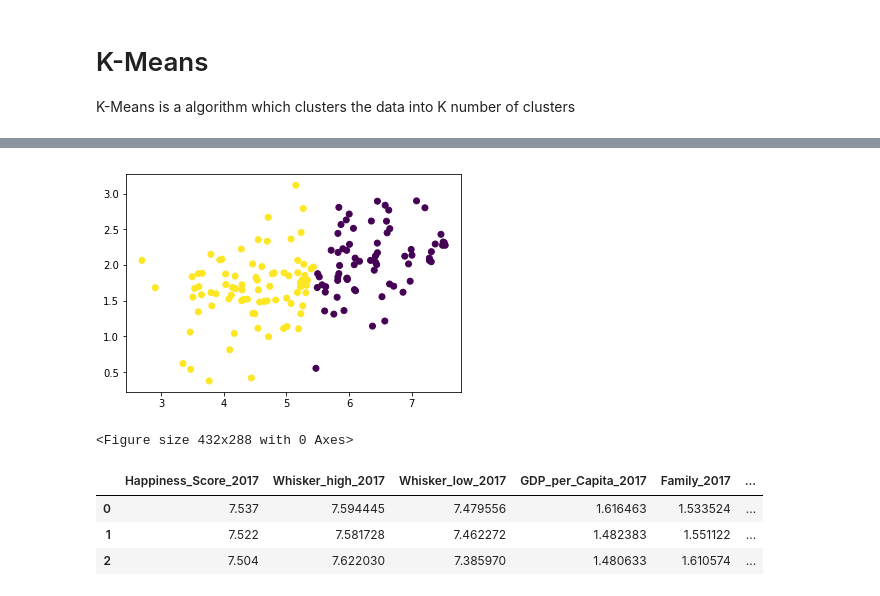
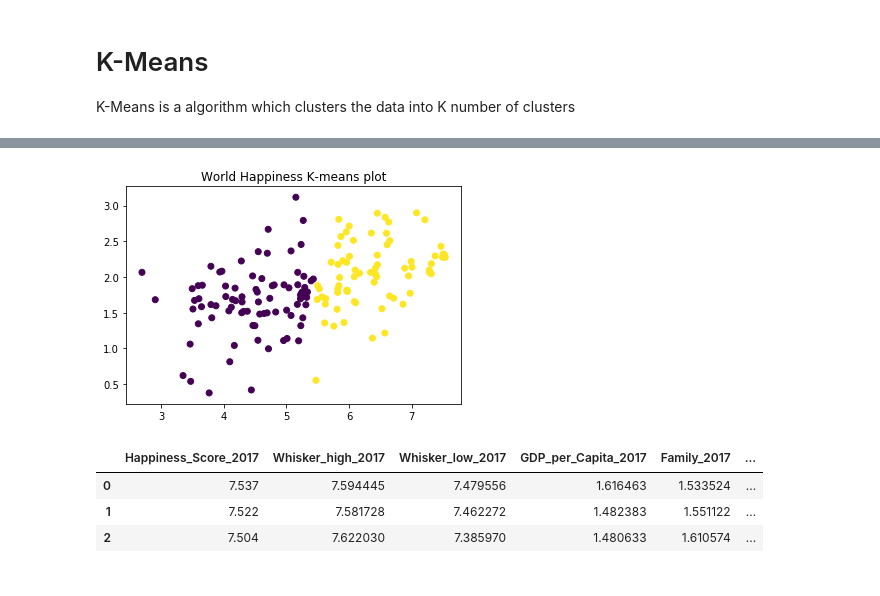
Before and after one commit to xliu510/Happiness, a Jupyter notebook: Import-export-clean-data.ipynb, the cells around one changed output, grey strips where cells are left out. Saved outputs shown, nothing was run; the diff lists cells and outputs as text; code cells hidden in the pictures.

```diff
--- a/Import-export-clean-data.ipynb
+++ b/Import-export-clean-data.ipynb
@@ -302,13 +313,13 @@ def normalizedData(x):
 # %%
 data = normalizedData(data)
 km_result = Kmeans(2,data)
 data['Kmeans'] = pd.DataFrame(km_result)
 plt.scatter(data.iloc[:, 0], data.iloc[:, 9],  c=km_result)
+plt.title("World Happiness K-means plot")
+plt.savefig('flask/static/img/World_Happiness_2017_kmeans.png', bbox_inches='tight')
 plt.show()
-plt.savefig('ml-images/World_Happiness_2017_kmeans.png', bbox_inches='tight')
 # %% [output]
-[figure, old version]
+[figure, new version]
-<Figure size 432x288 with 0 Axes>
 # %%
 dataset=pd.concat([data,country],axis=1)
 dataset.head(3)
```
Also changed, not shown: parts of 11 cells of this notebook, 14 other files.
